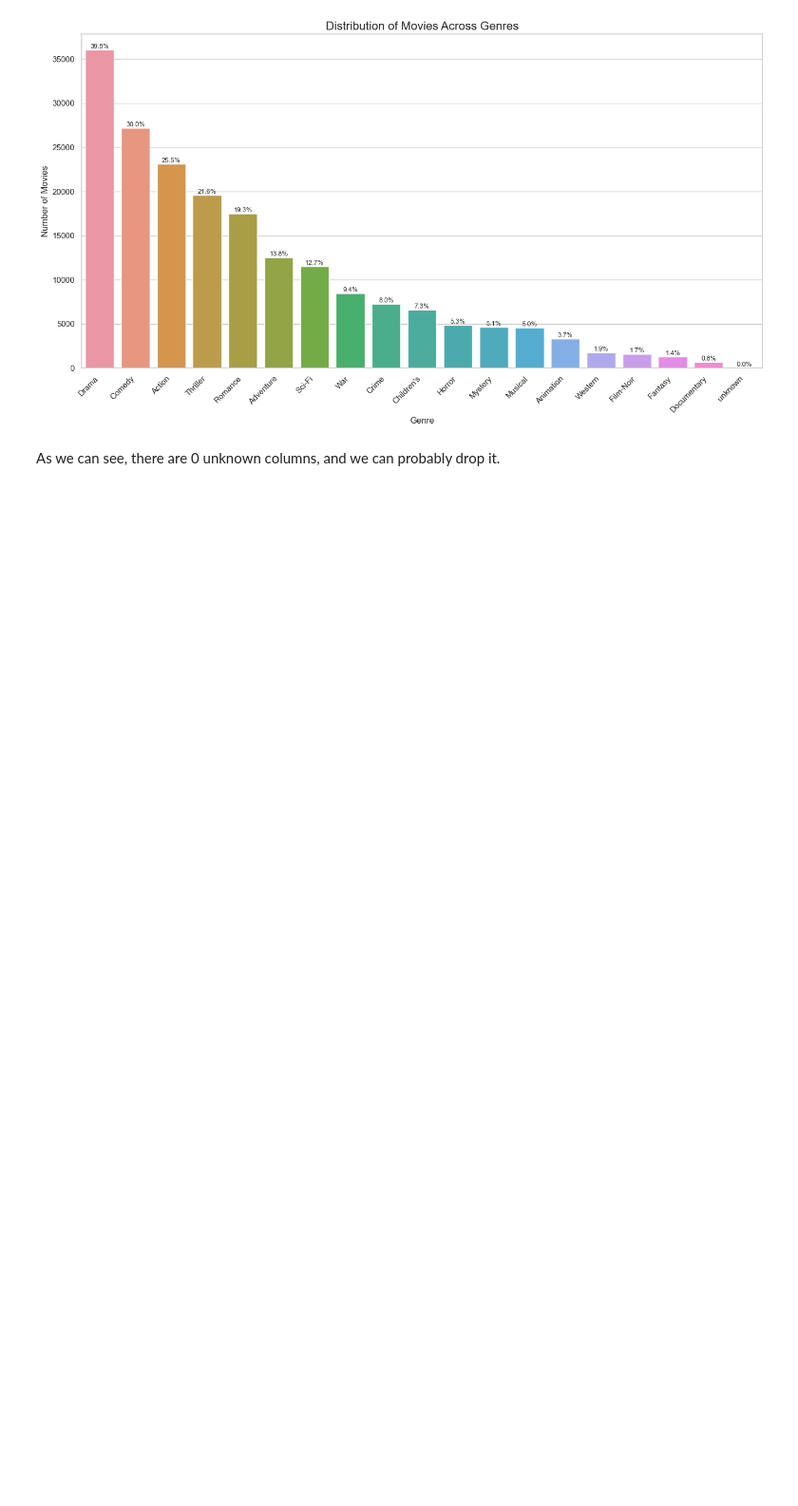
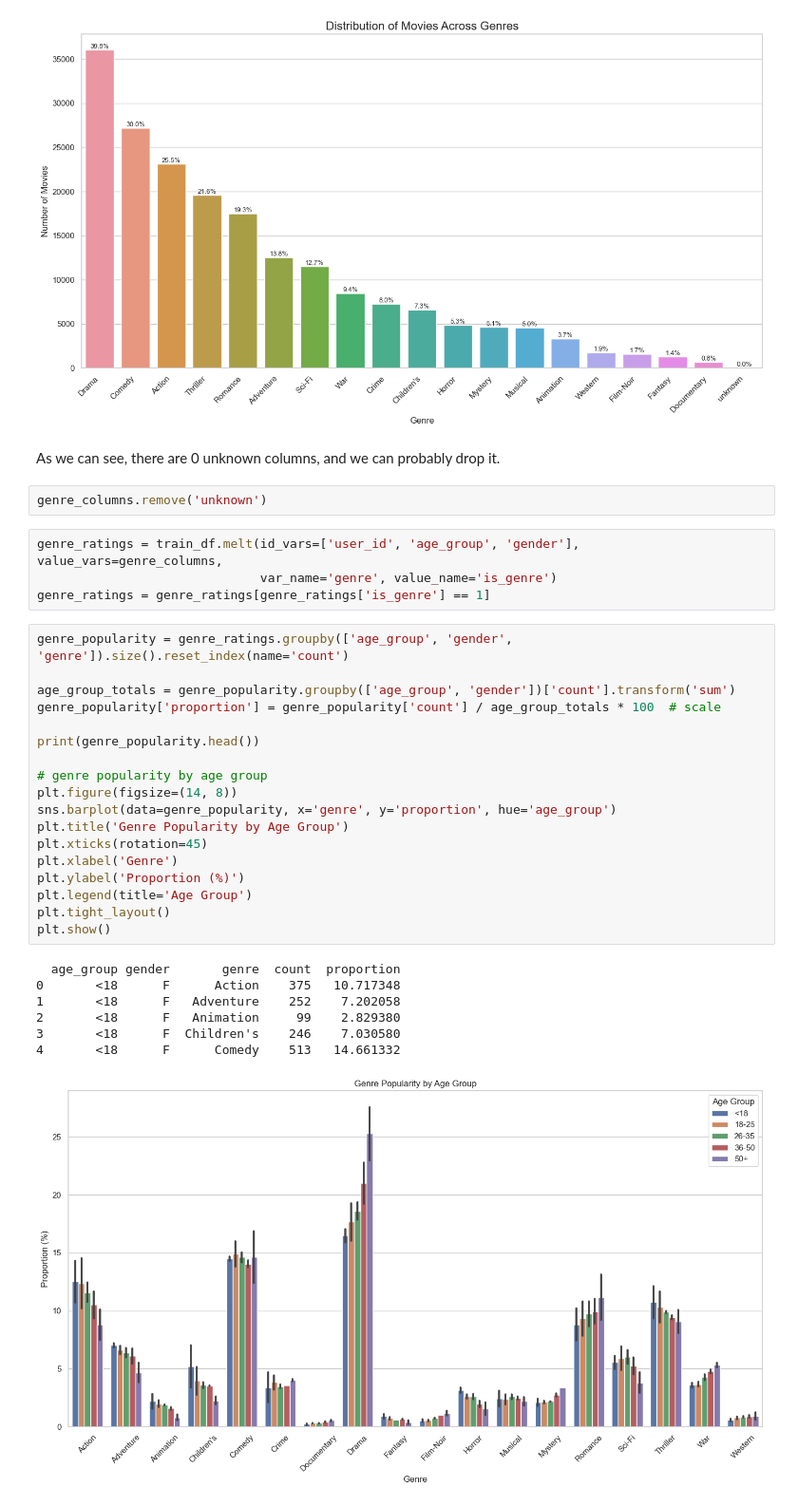
Before and after one commit to jiaawe/movielens_recommendation, a Jupyter notebook: eda.ipynb, the cells around one changed output. Shown at 95% size. Saved outputs shown, nothing was run; the diff lists cells and outputs as text; blank space fills up the shorter version.

```diff
--- a/eda.ipynb
+++ b/eda.ipynb
@@ -382,3 +408,35 @@ plt.show()
 [figure]
 # %% [markdown]
 As we can see, there are 0 unknown columns, and we can probably drop it.
+# %%
+genre_columns.remove('unknown')
+# %%
+genre_ratings = train_df.melt(id_vars=['user_id', 'age_group', 'gender'], value_vars=genre_columns,
+                              var_name='genre', value_name='is_genre')
+genre_ratings = genre_ratings[genre_ratings['is_genre'] == 1]
+# %%
+genre_popularity = genre_ratings.groupby(['age_group', 'gender', 'genre']).size().reset_index(name='count')
+
+age_group_totals = genre_popularity.groupby(['age_group', 'gender'])['count'].transform('sum')
+genre_popularity['proportion'] = genre_popularity['count'] / age_group_totals * 100  # scale
+
+print(genre_popularity.head())
+
+# genre popularity by age group
+plt.figure(figsize=(14, 8))
+sns.barplot(data=genre_popularity, x='genre', y='proportion', hue='age_group')
+plt.title('Genre Popularity by Age Group')
+plt.xticks(rotation=45)
+plt.xlabel('Genre')
+plt.ylabel('Proportion (%)')
+plt.legend(title='Age Group')
+plt.tight_layout()
+plt.show()
+# %% [output]
+  age_group gender       genre  count  proportion
+0       <18      F      Action    375   10.717348
+1       <18      F   Adventure    252    7.202058
+2       <18      F   Animation     99    2.829380
+3       <18      F  Children's    246    7.030580
+4       <18      F      Comedy    513   14.661332
+[figure, added]
```
Also changed, not shown: parts of 12 cells of this notebook.
